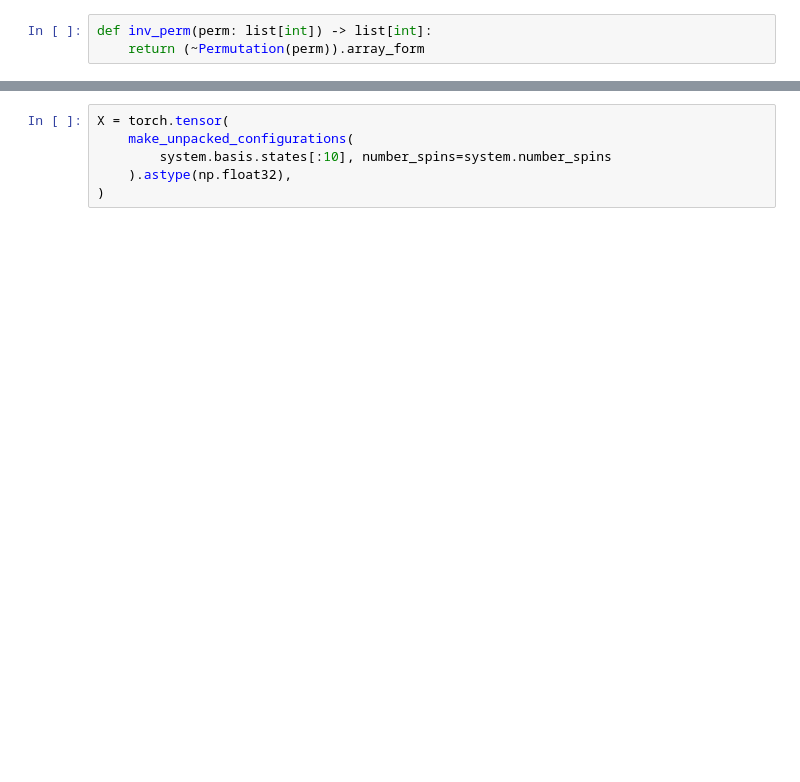
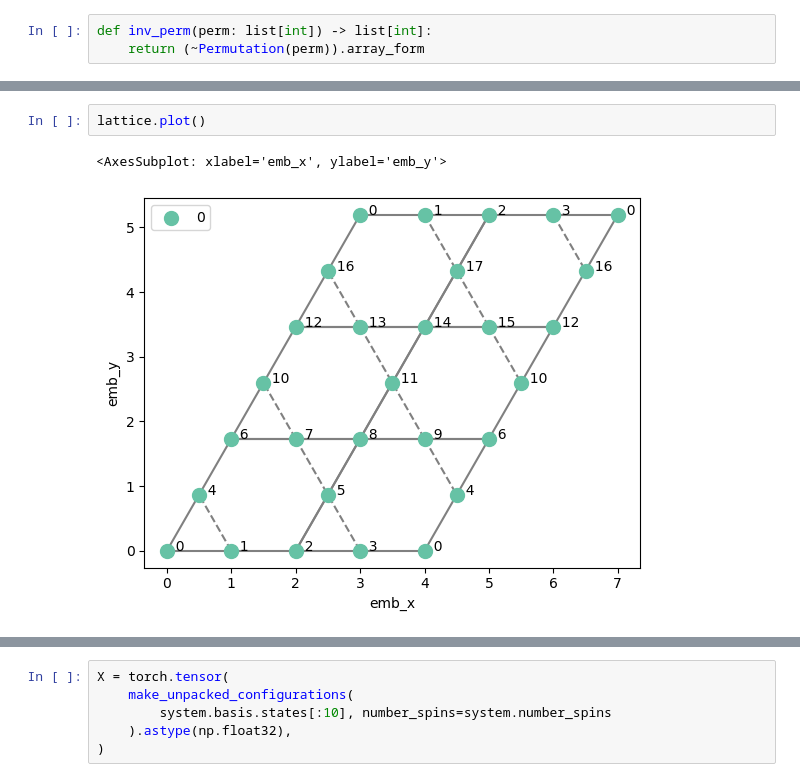
Before and after one commit to ischurov/frustrations-eda, a Jupyter notebook: amplitude_transfer_g_inv_cnn_noopt.ipynb, the cells around one changed output, grey strips where cells are left out. Drawn from its saved outputs; the diff is of its cells as text; blank space fills up the shorter version.

```diff
--- a/amplitude_transfer_g_inv_cnn_noopt.ipynb
+++ b/amplitude_transfer_g_inv_cnn_noopt.ipynb
@@ -120,6 +104,11 @@ class GConvGrid(nn.Module):
 
         output = torch.einsum("bs,ogs->bog", batch, permuted_filters)
         return output
+# %%
+lattice.plot()
+# %% [output]
+<AxesSubplot: xlabel='emb_x', ylabel='emb_y'>
+[figure, added]
 # %%
 X = torch.tensor(
     make_unpacked_configurations(
```
Also changed, not shown: parts of 21 cells of this notebook.
